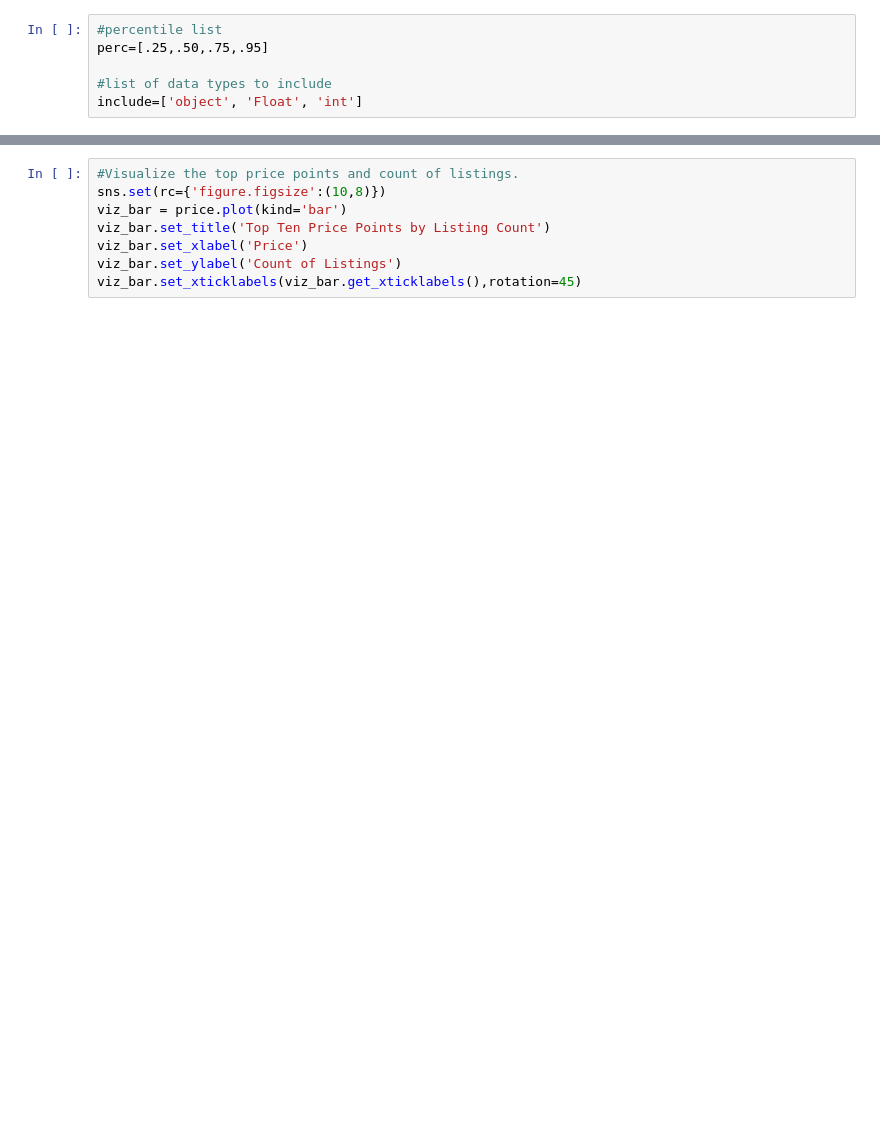
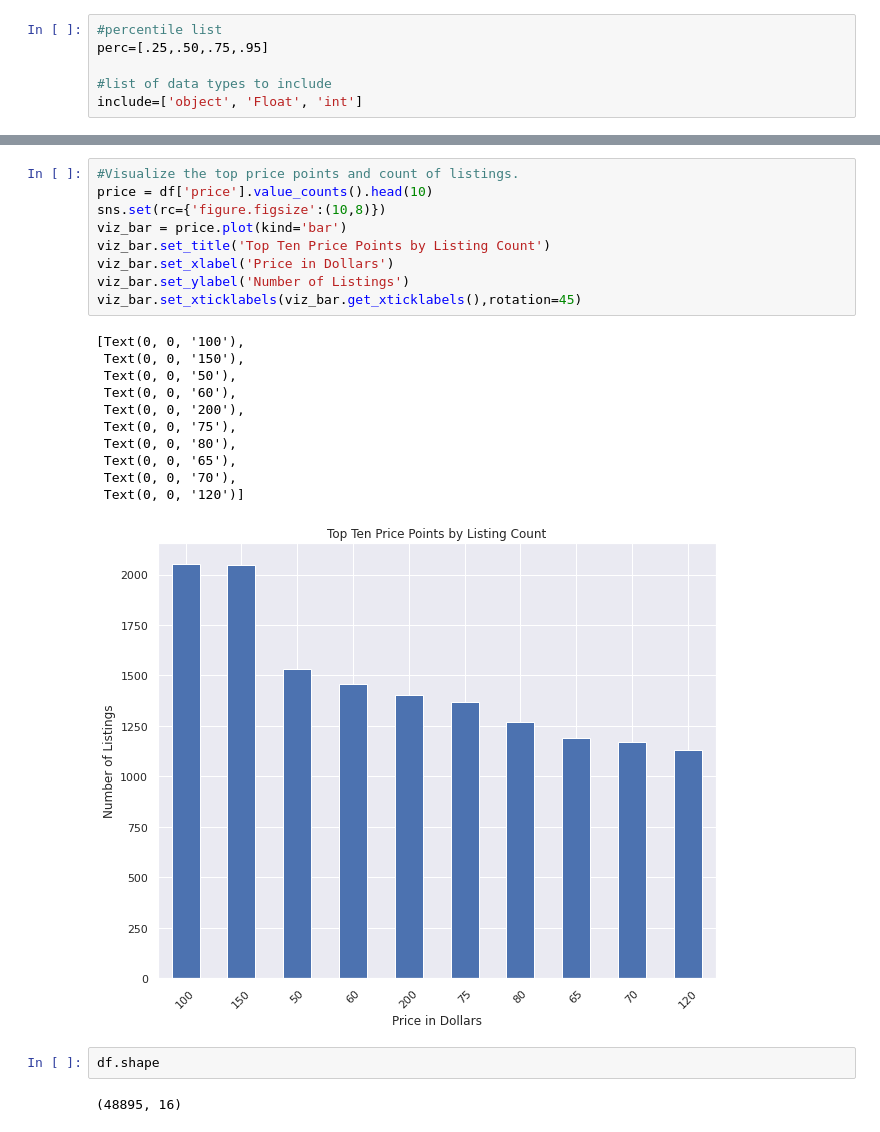
Before and after one commit to Rollap/NYC_AirBnB_Overview, a Jupyter notebook: AirBnbPart2.ipynb, the cells around one changed output, grey strips where cells are left out. Cells and saved outputs as stored; diff of their text form; blank space fills up the shorter version.

```diff
--- a/AirBnbPart2.ipynb
+++ b/AirBnbPart2.ipynb
@@ -64,9 +62,26 @@ desc
 # %%
 #Visualize the top price points and count of listings.
+price = df['price'].value_counts().head(10)
 sns.set(rc={'figure.figsize':(10,8)})
 viz_bar = price.plot(kind='bar')
 viz_bar.set_title('Top Ten Price Points by Listing Count')
-viz_bar.set_xlabel('Price')
-viz_bar.set_ylabel('Count of Listings')
+viz_bar.set_xlabel('Price in Dollars')
+viz_bar.set_ylabel('Number of Listings')
 viz_bar.set_xticklabels(viz_bar.get_xticklabels(),rotation=45)
+# %% [output]
+[Text(0, 0, '100'),
+ Text(0, 0, '150'),
+ Text(0, 0, '50'),
+ Text(0, 0, '60'),
+ Text(0, 0, '200'),
+ Text(0, 0, '75'),
+ Text(0, 0, '80'),
+ Text(0, 0, '65'),
+ Text(0, 0, '70'),
+ Text(0, 0, '120')]
+[figure, added]
+# %%
+df.shape
+# %% [output]
+(48895, 16)
 # %%
```
Also changed, not shown: parts of 53 cells of this notebook, 1 other file.
